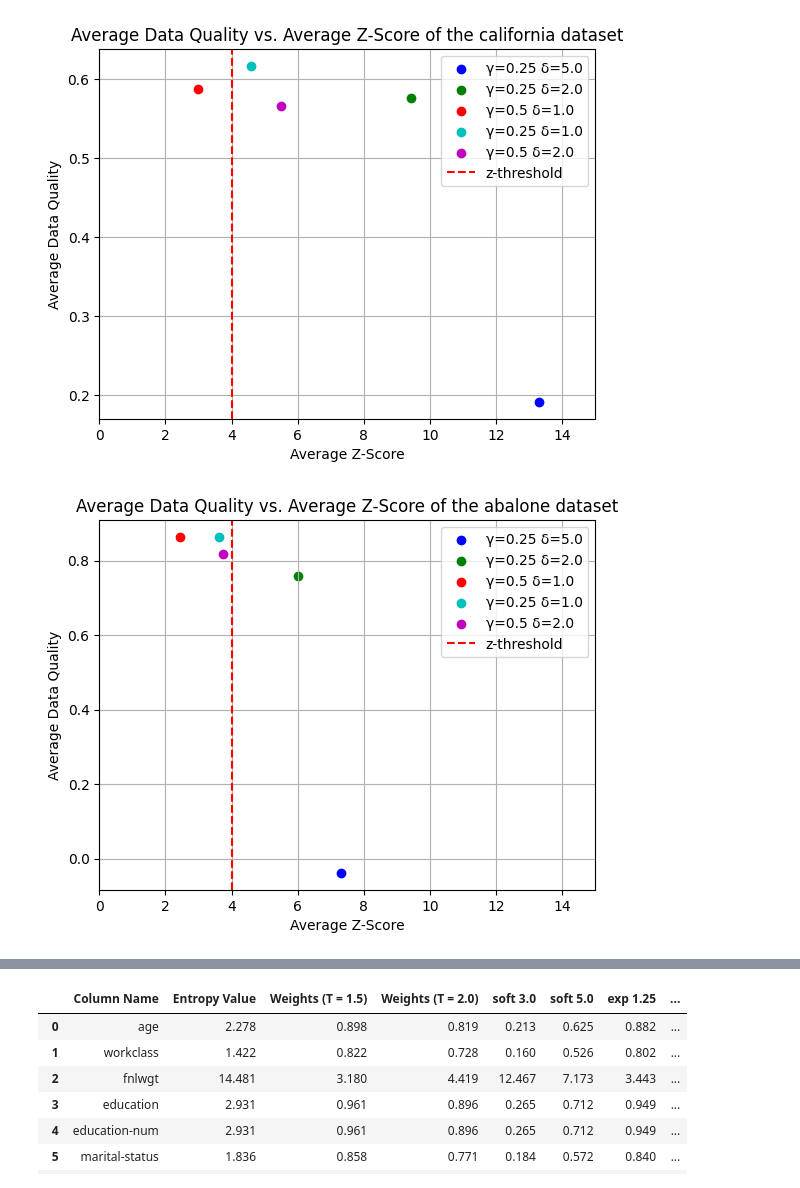
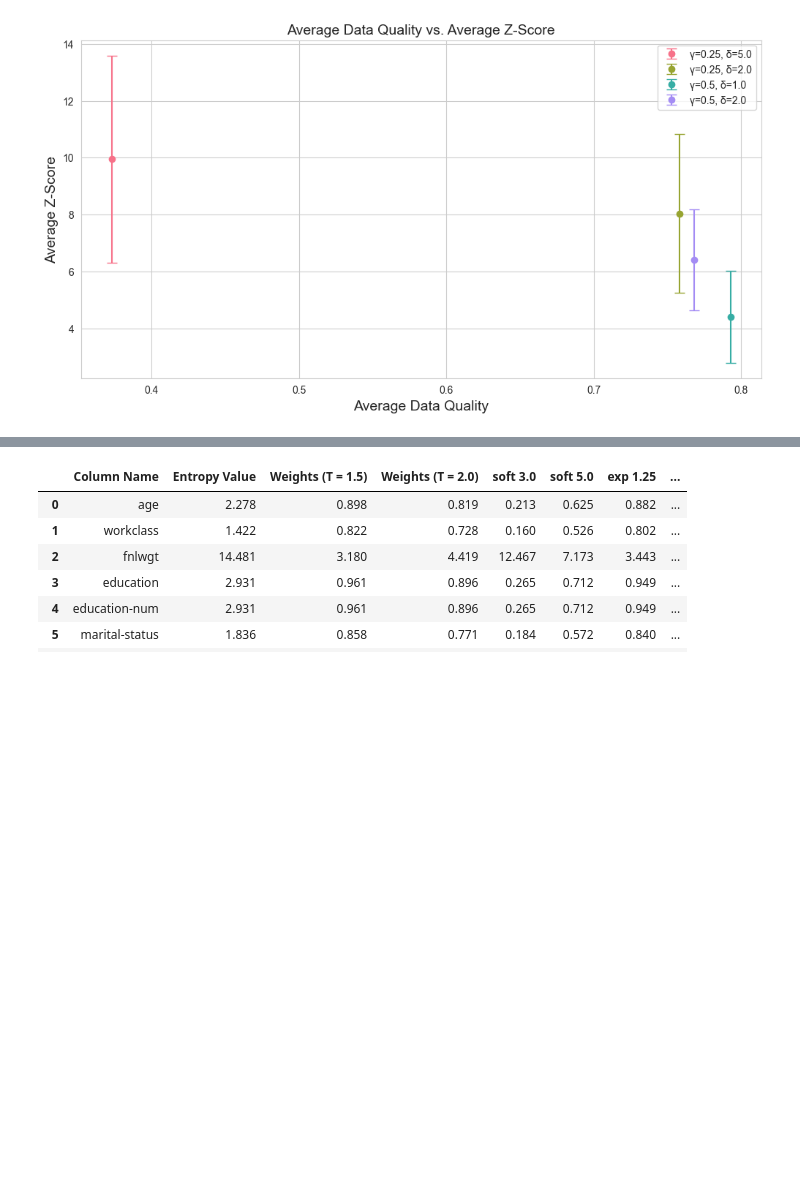
Before and after one commit to blueminh/t-rest, a Jupyter notebook: evaluation/synthcity.ipynb, the cells around one changed output, grey strips where cells are left out. Drawn from its saved outputs; the diff is of its cells as text; code cells hidden in the pictures; blank space fills up the shorter version.

```diff
--- a/evaluation/synthcity.ipynb
+++ b/evaluation/synthcity.ipynb
@@ -223,4 +223,4 @@ def average_zscore(sample_name, gamma, delta, num_tokens, num_samples = 50, use_
                 random_state=i,
                 # included_columns=["fnlwgt", "occupation"]
             )['z_score'])
-    return sum(z_scores) / len(z_scores)
+    return sum(z_scores) / len(z_scores), z_scores
@@ -232,43 +227,56 @@ def average_zscore(sample_name, gamma, delta, num_tokens, num_samples = 50, use_
 # %%
-"""
-Trade-off between strength (z-score) and data quality (using synthcity)
-"""
-import matplotlib.pyplot as plt
-
-def plot_data_quality_vs_z_score(model_name, gamma_delta_pairs, sample_size, num_tokens, z_threshold = None):
-    colors = ['b', 'g', 'r', 'c', 'm', 'y', 'k']  # Define colors for each point
+def plot_data_quality_vs_z_score(model_names, gamma_delta_pairs, sample_size, num_tokens, z_threshold=None):
+    colors = sns.color_palette('husl', len(gamma_delta_pairs))  # Use a color palette with distinct colors
+    data = []
 
     for i, (gamma, delta) in enumerate(gamma_delta_pairs):
-        real_file_name, no_water_mark_file_name , with_water_mark_file_name = get_filenames_from_model(model_name, common_size=1000, gamma=gamma, delta=delta)
+        all_z_scores = []
+        all_data_quality_scores = []
+        for model_index, model_name in enumerate(model_names):
+            real_file_name, no_water_mark_file_name, with_water_mark_file_name = get_filenames_from_model(model_name, common_size=1000, gamma=gamma, delta=delta)
 
-        average_data_quality_result = average_data_quality(real_file_name, no_water_mark_file_name, with_water_mark_file_name, sample_size)
-        avg_qual = average_data_quality_result["avg_final_score"]["With-Watermark"]
+            data_quality_result = average_data_quality(real_file_name, no_water_mark_file_name, with_water_mark_file_name, sample_size)
 
-        avg_z = average_zscore(with_water_mark_file_name, gamma, delta, num_tokens)
-        plt.scatter(avg_z, avg_qual, c=colors[i], label=f'γ={gamma} δ={delta}')  # Use different colors for each point
+            all_data_quality_scores.append(data_quality_result["avg_final_score"]["With-Watermark"])
 
-    # plt.scatter(average_zscores, average_data_qualities, c=colors[:len(average_zscores)])  # Use different colors for each point
-    plt.xlabel('Average Z-Score')
-    plt.ylabel('Average Data Quality')
-    plt.title(f'Average Data Quality vs. Average Z-Score of the {model_name} dataset')
-    plt.xlim(0, 15)
+            _, z_scores_per_model = average_zscore(with_water_mark_file_name, gamma, delta, num_tokens, use_weighted_z_score=True)
+            all_z_scores.append(z_scores_per_model)
+
+        avg_z = np.mean(all_z_scores)
+        avg_qual = np.mean(all_data_quality_scores)
+
+        data.append((avg_qual, avg_z, np.std(all_z_scores), gamma, delta, colors[i]))
+
+    # Convert to DataFrame for easier plotting
+    df = pd.DataFrame(data, columns=['Avg Quality', 'Avg Z-Score', 'Z-Score Std', 'Gamma', 'Delta', 'Color'])
+
+    plt.figure(figsize=(12, 6))
+
+    for i, row in df.iterrows():
+        plt.errorbar(row['Avg Quality'], row['Avg Z-Score'], yerr=row['Z-Score Std'], fmt='o', color=row['Color'], ecolor=row['Color'], capsize=5, label=f'γ={row["Gamma"]}, δ={row["Delta"]}')
+
+    plt.xlabel('Average Data Quality', fontsize=14)
+    plt.ylabel('Average Z-Score', fontsize=14)
+    plt.title(f'Average Data Quality vs. Average Z-Score', fontsize=14)
 
     if z_threshold:
         plt.axvline(x=z_threshold, color='red', linestyle='--', label='z-threshold')  # Add vertical red line
 
     plt.legend()
     plt.grid(True)
+    plt.savefig("avg_z_score_vs_avg_data_quality.pdf")
     plt.show()
 
-gamma_delta_pairs = [(0.25, 5.0), (0.25, 2.0), (0.5, 1.0), (0.25, 1.0), (0.5, 2.0)]
-for model_name in ["california", "abalone", "adult", "diabetes"]:
-    plot_data_quality_vs_z_score(
-        model_name=model_name,
-        gamma_delta_pairs=gamma_delta_pairs,
-        sample_size=1000,
-        num_tokens=200,
-        z_threshold=4.0
-    )
+# Example usage (assuming you have the required functions and data):
+# plot_data_quality_vs_z_score('model_name', [(0.1, 0.01), (0.2, 0.02)], 100, 1000, z_threshold=10)
+
+
+gamma_delta_pairs = [(0.25, 5.0), (0.25, 2.0), (0.5, 1.0), (0.5, 2.0)]
+plot_data_quality_vs_z_score(
+    model_names=["adult", "california","diabetes","abalone"],
+    gamma_delta_pairs=gamma_delta_pairs,
+    sample_size=1000,
+    num_tokens=125,
+)
 # %% [output]
-[figure, old version]
+[figure, new version]
-[figure, removed]
```
Also changed, not shown: parts of 8 cells of this notebook, 17 other files.
